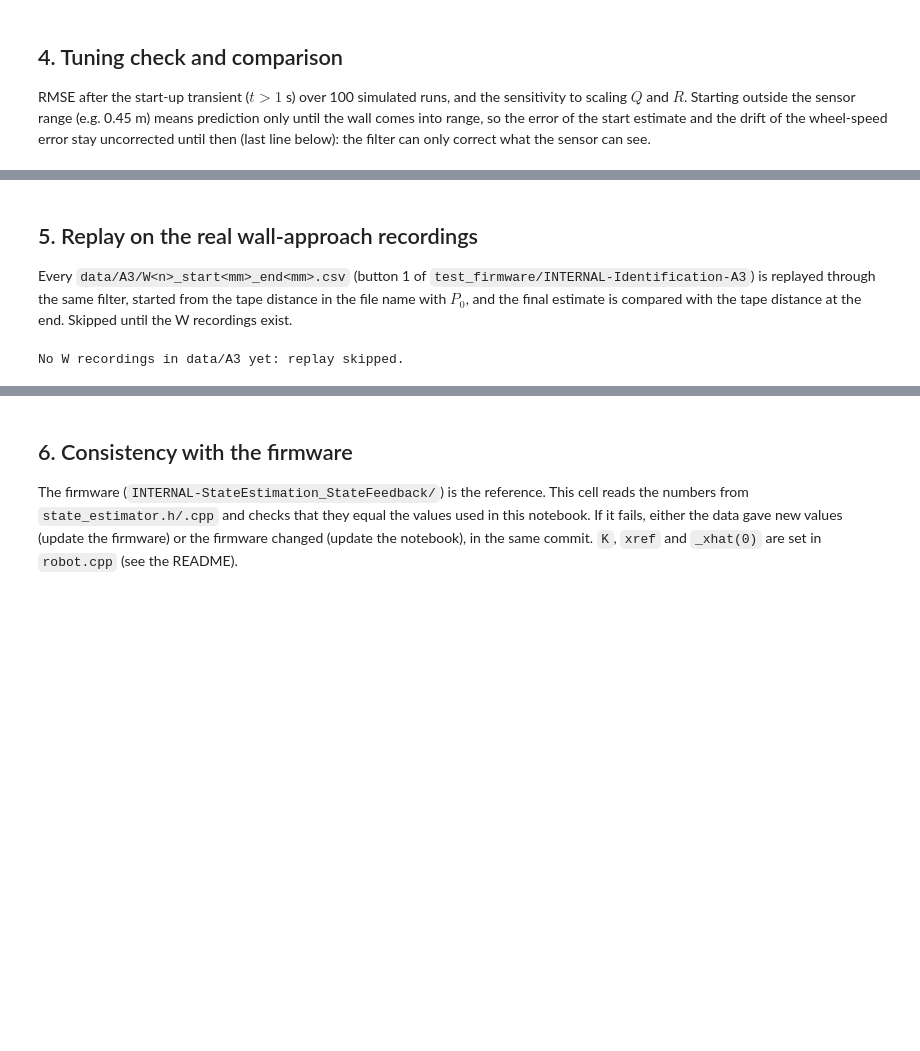
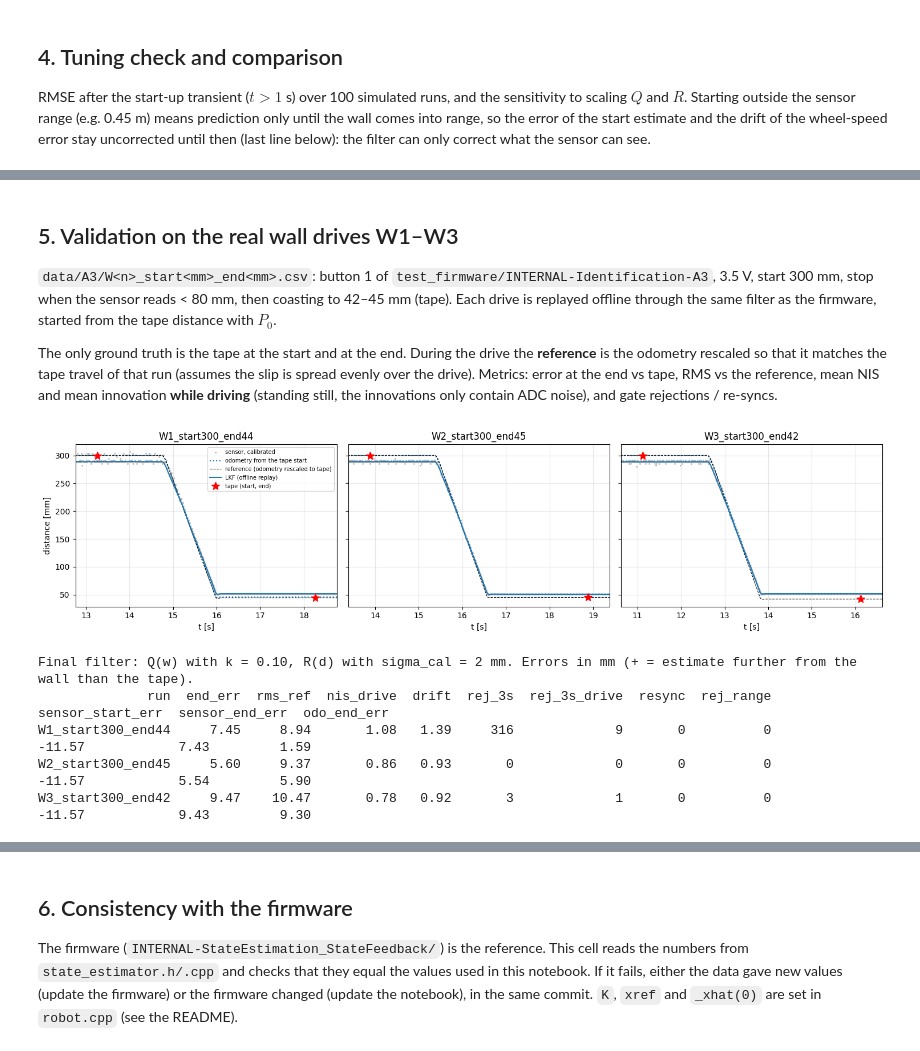
Before and after one commit to davidkog511/1d-kalman-filter, a Jupyter notebook: A3_1D_LKF/Assignment3_LKF.ipynb, the cells around one changed output, grey strips where cells are left out. Drawn from its saved outputs; the diff is of its cells as text; code cells hidden in the pictures; blank space fills up the shorter version.

```diff
--- a/A3_1D_LKF/Assignment3_LKF.ipynb
+++ b/A3_1D_LKF/Assignment3_LKF.ipynb
@@ -340,21 +359,53 @@ LKF + gate, median RMSE: start at 0.30 m 1.7 mm, start at 0.45 m (outside the se
 # %% [markdown]
-## 5. Replay on the real wall-approach recordings
-Every `data/A3/W<n>_start<mm>_end<mm>.csv` (button 1 of `test_firmware/INTERNAL-Identification-A3`) is replayed through the same filter, started from the tape distance in the file name with $P_0$, and the final estimate is compared with the tape distance at the end. Skipped until the W recordings exist.
+## 5. Validation on the real wall drives W1–W3
+
+`data/A3/W<n>_start<mm>_end<mm>.csv`: button 1 of `test_firmware/INTERNAL-Identification-A3`, 3.5 V, start 300 mm, stop when the sensor reads < 80 mm, then coasting to 42–45 mm (tape). Each drive is replayed offline through the same filter as the firmware, started from the tape distance with $P_0$.
+
+The only ground truth is the tape at the start and at the end. During the drive the **reference** is the odometry rescaled so that it matches the tape travel of that run (assumes the slip is spread evenly over the drive). Metrics: error at the end vs tape, RMS vs the reference, mean NIS and mean innovation **while driving** (standing still, the innovations only contain ADC noise), and gate rejections / re-syncs.
 # %%
-W_FILES = sorted(DATA_A3.glob('W*_start*_end*.csv'))
-if not W_FILES:
-    print('No W recordings in data/A3 yet: replay skipped.')
-for wp in W_FILES:
-    mt = re.match(r'W(\d+)_start(\d+)_end(\d+)', wp.stem); d_start, d_end = int(mt[2]) / 1e3, int(mt[3]) / 1e3
-    rw = load_log(wp, firmware='identification_a3')
-    o = lkf(rw.front.values, ((rw.wA + rw.wB) / 2).values, Q, d_start / -R_WHEEL, P0, gate=GATE)
-    ok = rw.front.values < M_RAW_MAX
-    plt.figure(figsize=(10, 3.5))
-    plt.plot(rw.t[ok], 1e3 * calibrate(rw.front.values[ok]), '.', ms=2, color='0.7', label='sensor, calibrated')
-    plt.plot(rw.t, 1e3 * H * o['x'], label='LKF (offline replay)')
-    plt.axhline(1e3 * d_end, color='k', ls=':', label='tape at the end')
-    plt.ylim(0, 380); plt.xlabel('t [s]'); plt.ylabel('distance [mm]'); plt.title(wp.name); plt.legend(fontsize=8); plt.show()
-    print(f'{wp.name}: final estimate {1e3*H*o["x"][-1]:.1f} mm, tape {1e3*d_end:.0f} mm, '
-          f'error {1e3*(H*o["x"][-1]-d_end):+.1f} mm; rejected {o["skip"].sum()} of {len(o["skip"])} samples')
+def load_w(path):
+    mt = re.match(r'W(\d+)_start(\d+)_end(\d+)', path.stem)
+    df = load_log(path, firmware='identification_a3')
+    w = ((df.wA + df.wB) / 2).values
+    mv = np.flatnonzero(np.abs(w) > 0)
+    return dict(name=path.stem, t=df.t.values, m=df.front.values, w=w, d_start=int(mt[2]) / 1e3, d_end=int(mt[3]) / 1e3,
+                drive=slice(mv[0], mv[-1] + 30))                            # wheels turning + 0.3 s
+
+def w_metrics(r, Q, r_func=None):
+    o = lkf(r['m'], r['w'], Q, r['d_start'] / -R_WHEEL, P0, gate=GATE, r_func=r_func)
+    odo = R_WHEEL * DT * np.concatenate([[0], np.cumsum(r['w'][:-1])])
+    ref = r['d_start'] - odo * (r['d_start'] - r['d_end']) / (R_WHEEL * DT * r['w'].sum())   # odometry rescaled to the tape
+    acc = ~o['skip'][r['drive']]
+    return o, dict(end_err=1e3 * (H * o['x'][-1] - r['d_end']), rms_ref=1e3 * np.sqrt(np.mean((H * o['x'] - ref)**2)),
+                   nis_drive=np.mean((o['nu']**2 / o['S'])[r['drive']][acc]), drift=1e3 * np.mean(o['nu'][r['drive']][acc]),
+                   rej_3s=int(o['rej_3s'].sum()), rej_3s_drive=int(o['rej_3s'][r['drive']].sum()), resync=int(o['resync'].sum()),
+                   rej_range=int(o['rej_range'].sum())), ref
+
+WRUNS = [load_w(p) for p in sorted(DATA_A3.glob('W*_start*_end*.csv'))]
+rows = []
+fig, ax = plt.subplots(1, len(WRUNS), figsize=(15, 3.8), sharey=True)
+for a, r in zip(np.atleast_1d(ax), WRUNS):
+    o, met, ref = w_metrics(r, Q_w)
+    ok = r['m'] < M_RAW_MAX
+    odo_tape = r['d_start'] - R_WHEEL * DT * np.concatenate([[0], np.cumsum(r['w'][:-1])])
+    a.plot(r['t'][ok], 1e3 * calibrate(r['m'][ok]), '.', ms=2, color='0.7', label='sensor, calibrated')
+    a.plot(r['t'], 1e3 * odo_tape, ':', label='odometry from the tape start')
+    a.plot(r['t'], 1e3 * ref, '--', color='k', lw=0.8, label='reference (odometry rescaled to tape)')
+    a.plot(r['t'], 1e3 * H * o['x'], 'tab:blue', label='LKF (offline replay)')
+    t0 = r['t'][r['drive']][0]; a.set_xlim(t0 - 2, t0 + 4); a.set(title=r['name'], xlabel='t [s]')
+    a.plot([t0 - 1.5, t0 + 3.5], [1e3 * r['d_start'], 1e3 * r['d_end']], 'r*', ms=10, label='tape (start, end)')
+    end_sensor = 1e3 * (np.median(calibrate(r['m'][-100:])) - r['d_end'])
+    start_sensor = 1e3 * (np.median(calibrate(r['m'][r['t'] < t0 - 0.5])) - r['d_start'])
+    rows.append(dict(run=r['name'], **met, sensor_start_err=start_sensor, sensor_end_err=end_sensor,
+                     odo_end_err=1e3 * (odo_tape[-1] - r['d_end'])))
+np.atleast_1d(ax)[0].set_ylabel('distance [mm]'); np.atleast_1d(ax)[0].legend(fontsize=7)
+plt.tight_layout(); plt.show()
+print('Final filter: Q(w) with k = %.2f, R(d) with sigma_cal = %.0f mm. Errors in mm (+ = estimate further from the wall than the tape).' % (K_SLIP, 1e3 * SIGMA_CAL))
+print(pd.DataFrame(rows).round(2).to_string(index=False))
 # %% [output]
+[figure, added]
-No W recordings in data/A3 yet: replay skipped.
+Final filter: Q(w) with k = 0.10, R(d) with sigma_cal = 2 mm. Errors in mm (+ = estimate further from the wall than the tape).
+              run  end_err  rms_ref  nis_drive  drift  rej_3s  rej_3s_drive  resync  rej_range  sensor_start_err  sensor_end_err  odo_end_err
+W1_start300_end44     7.45     8.94       1.08   1.39     316             9       0          0            -11.57            7.43         1.59
+W2_start300_end45     5.60     9.37       0.86   0.93       0             0       0          0            -11.57            5.54         5.90
+W3_start300_end42     9.47    10.47       0.78   0.92       3             1       0          0            -11.57            9.43         9.30
```
Also changed, not shown: parts of 15 cells of this notebook, 3 other files.
